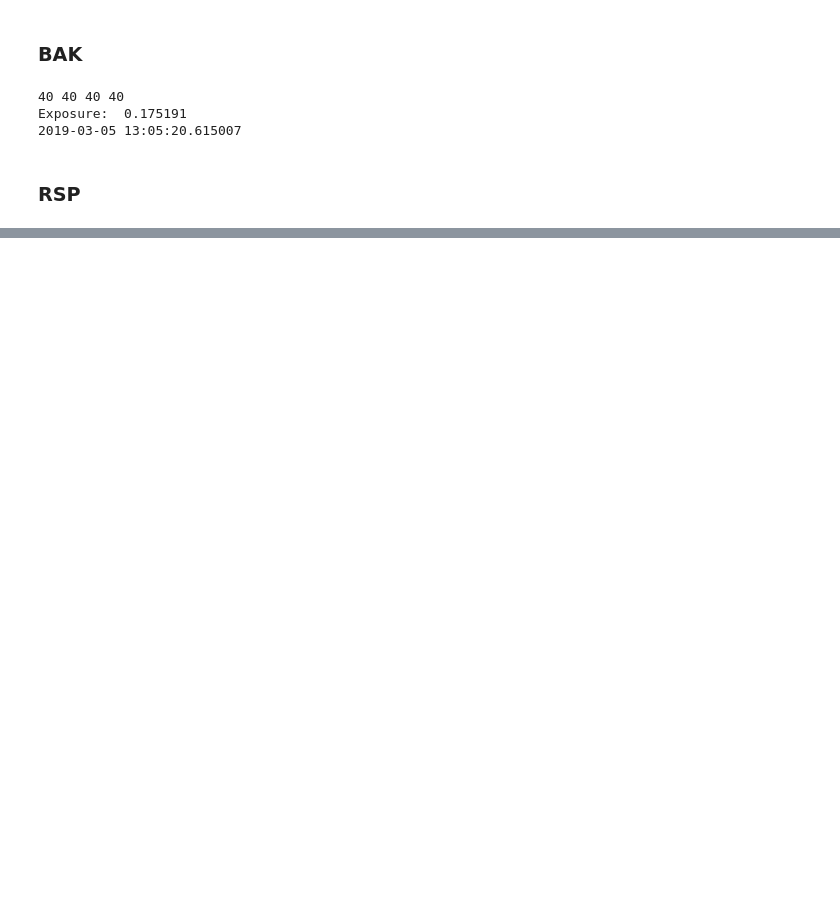
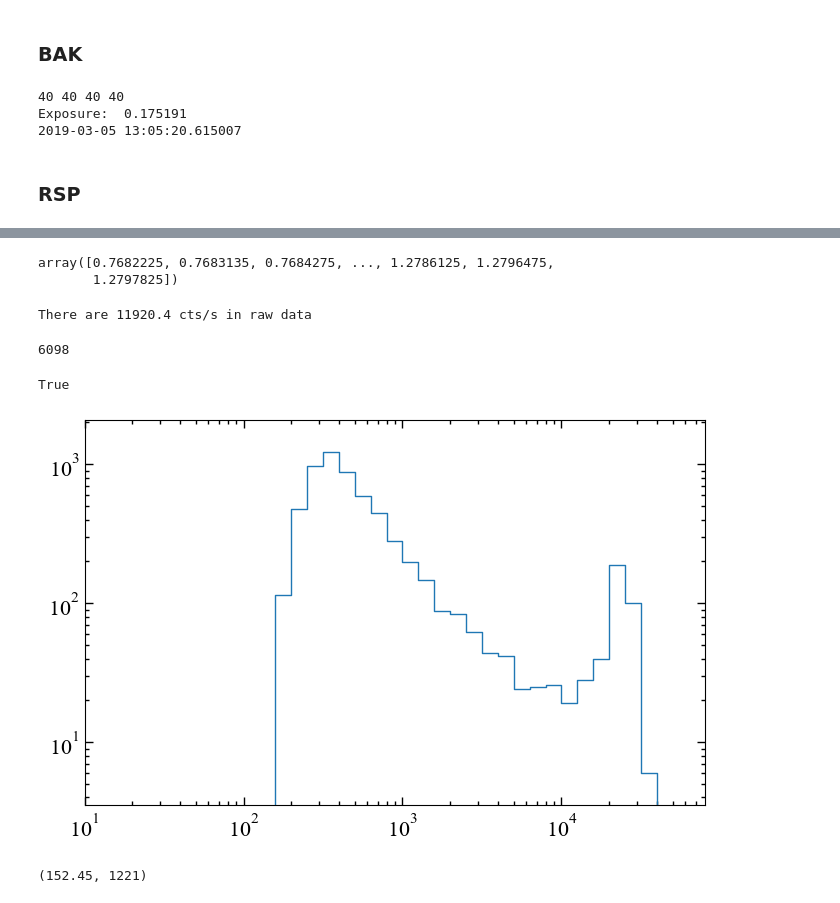
Before and after one commit to AndreasRamsli/GRB, a Jupyter notebook: xspec/ASIM/GRB190305A/newAnalysis.ipynb, the cells around one changed output, grey strips where cells are left out. Saved outputs shown, nothing was run; the diff lists cells and outputs as text; code cells hidden in the pictures; blank space fills up the shorter version.

```diff
--- a/xspec/ASIM/GRB190305A/newAnalysis.ipynb
+++ b/xspec/ASIM/GRB190305A/newAnalysis.ipynb
@@ -319,0 +336,39 @@ generateRSP(RSP_dict=rsp_dict,
+# %%
+df_burst = df_burst.sort_values(by='tus')
+tus_burst=df_burst['tus'].to_numpy()
+ii,jj = np.searchsorted(tus_burst,0.768),np.searchsorted(tus_burst,1.280)
+tt = tus_burst[ii:jj]
+tt
+# %% [output]
+array([0.7682225, 0.7683135, 0.7684275, ..., 1.2786125, 1.2796475,
+       1.2797825])
+# %%
+print(f'There are {round(len(tt)/(tt[-1]-tt[0]),1)} cts/s in raw data')
+# %% [output]
+There are 11920.4 cts/s in raw data
+# %%
+kev = df_burst['keV'].to_numpy()
+kev = kev[ii:jj]
+print(len(kev))
+bins_kev = np.round(np.append(np.logspace(1, 5, num=40, endpoint=False),1e5),5)
+# %% [output]
+6098
+# %%
+kev.sort()
+kev_arr.sort()
+np.all(kev==kev_arr)
+# %% [output]
+True
+# %%
+hist_keV, edges_keV = np.histogram(kev,bins=bins_kev)
+# %%
+plt.step(edges_keV[:-1],hist_keV)
+plt.yscale('log')
+plt.xscale('log')
+plt.show()
+# %% [output]
+[figure, added]
+# %%
+np.mean(hist_keV),np.max(hist_keV)
+# %% [output]
+(152.45, 1221)
```
Also changed, not shown: parts of 13 cells of this notebook, 7 other files.
